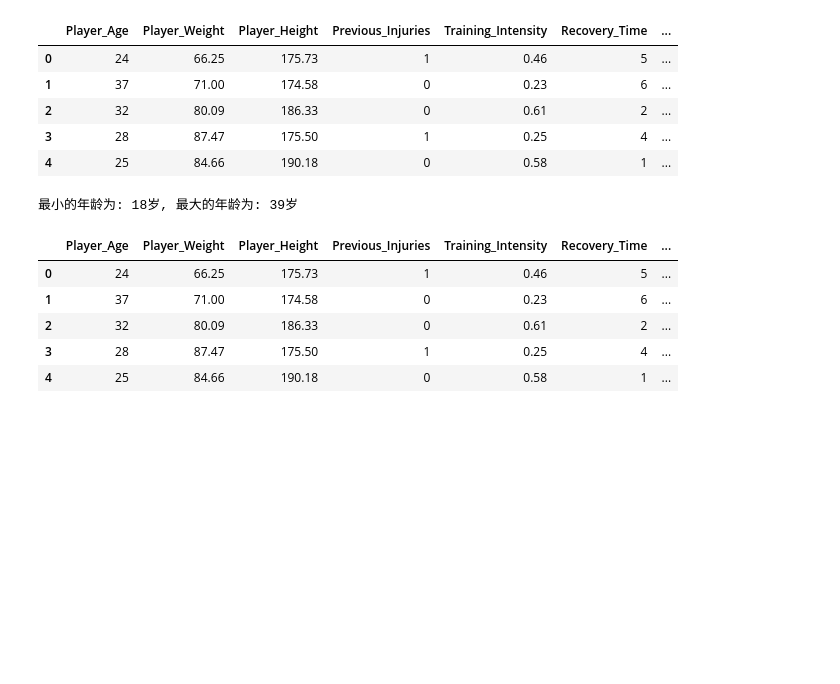
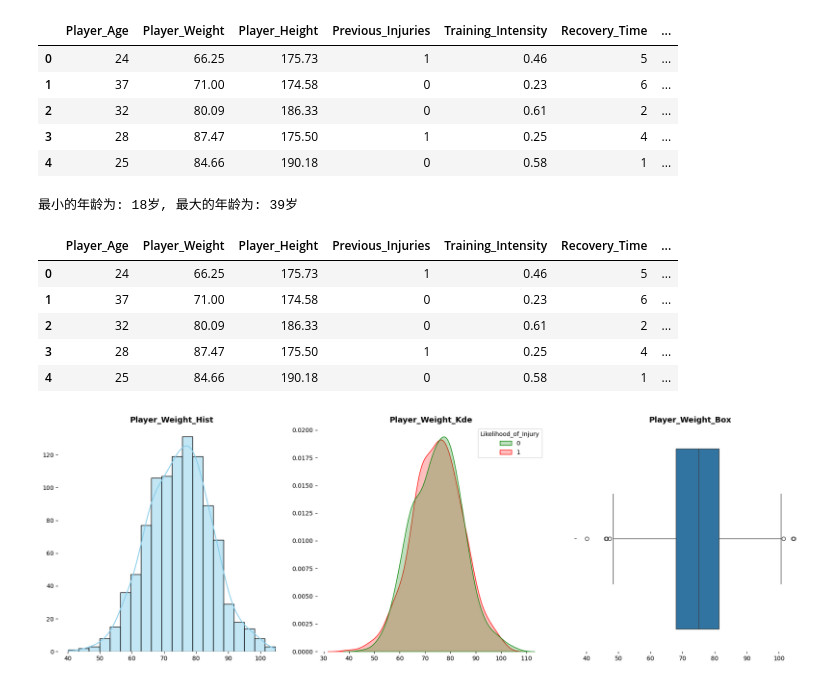
Before and after one commit to Dougzl/AI, a Jupyter notebook: 99.实战/运动员受伤预测.ipynb, the cells around one changed output. Drawn from its saved outputs; the diff is of its cells as text; code cells hidden in the pictures; blank space fills up the shorter version.

```diff
--- a/99.实战/运动员受伤预测.ipynb
+++ b/99.实战/运动员受伤预测.ipynb
@@ -125,3 +126,40 @@ df.head()
 | 2 | 32 | 80.09 | 186.33 | 0 | 0.61 | 2 | ... |
 | 3 | 28 | 87.47 | 175.50 | 1 | 0.25 | 4 | ... |
 | 4 | 25 | 84.66 | 190.18 | 0 | 0.58 | 1 | ... |
+# %%
+# 数据的探索性分析, 因为数据集中只有很少的列, 所以我们可以分析所有的列
+def plot_hist_kde_boxplot(dataframe, column, color_column):
+    fit, axs = plt.subplots(1,3,figsize=(18, 6))
+
+    # 移除grid 和 spines
+    for ax in axs:
+        ax.grid(False)
+        for spine in ax.spines.values():
+            spine.set_visible(False)
+
+    # 直方图
+    sns.histplot(data = dataframe, x= column, bins = 20, color='skyblue',
+                 edgecolor= 'black', kde=True, ax=axs[0])
+    axs[0].set_xlabel('')
+    axs[0].set_ylabel('')
+    axs[0].set_title(f'{column}_Hist', weight='bold', size=13)
+
+    #kde图 (密度图)
+    sns.kdeplot(data= dataframe, x=column, color='skyblue', fill= True, hue= color_column,
+               palette = {0: 'green', 1: 'red'}, ax= axs[1])
+    axs[1].set_xlabel('')
+    axs[1].set_ylabel('')
+    axs[1].set_title(f'{column}_Kde', weight='bold', size=13)
+
+    #箱型图
+    sns.boxplot(data= dataframe[column], orient='h', ax=axs[2])
+    axs[2].set_xlabel('')
+    axs[2].set_ylabel('')
+    axs[2].set_title(f'{column}_Box', weight='bold', size=13)
+
+    plt.tight_layout()
+    plt.show()
+
+plot_hist_kde_boxplot(df, 'Player_Weight', 'Likelihood_of_Injury')
+# %% [output]
+[figure, added]
```
Also changed, not shown: parts of 13 cells of this notebook, 1 other file.
